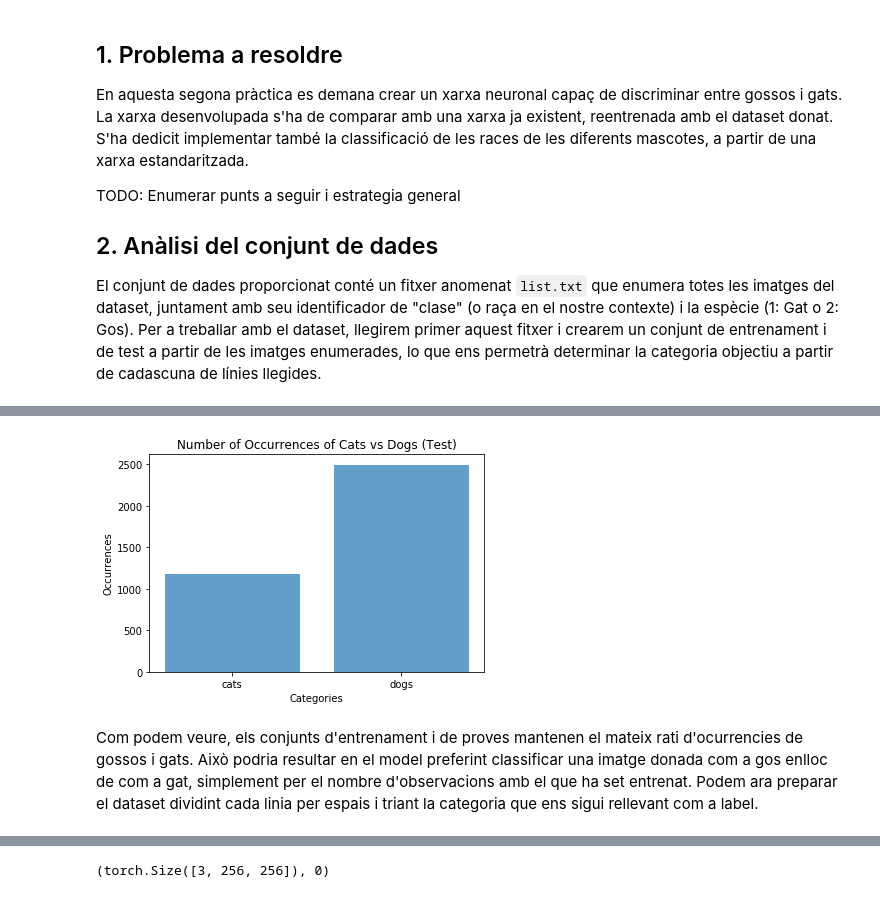
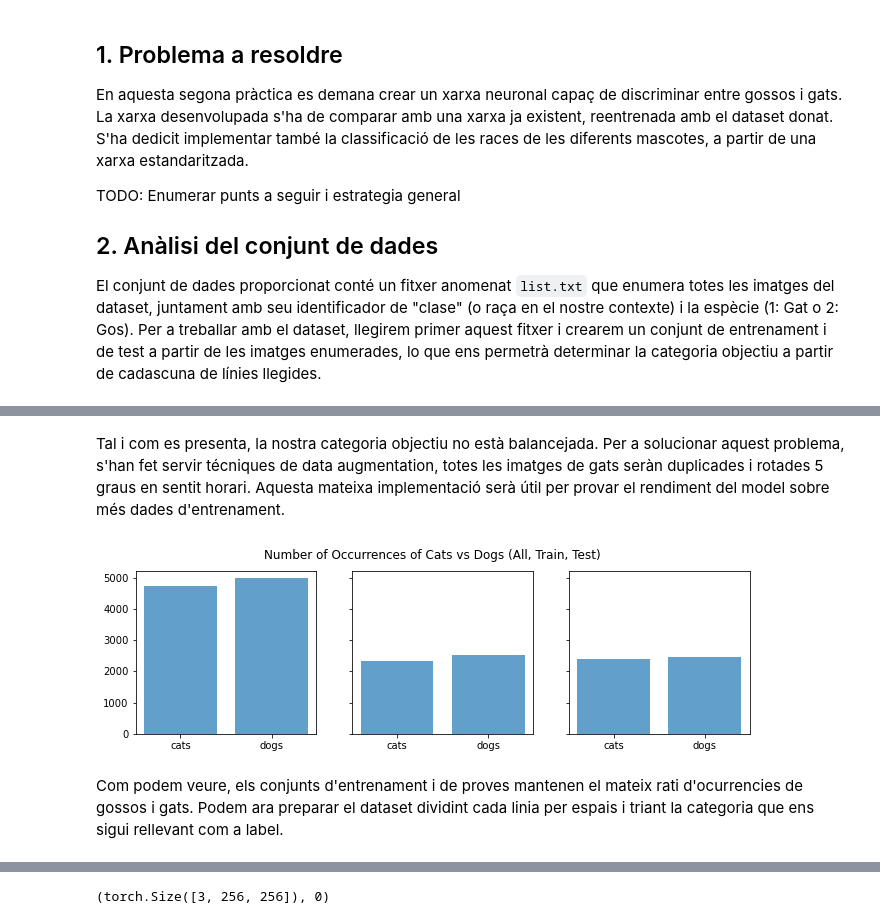
Before and after one commit to Fufuffu/aa_2324, a Jupyter notebook: Practica2/SolucioP2.ipynb, the cells around one changed output, grey strips where cells are left out. Drawn from its saved outputs; the diff is of its cells as text; code cells hidden in the pictures.

```diff
--- a/Practica2/SolucioP2.ipynb
+++ b/Practica2/SolucioP2.ipynb
@@ -82,14 +96,19 @@ plt.show()
-# %%
-base_subset_counts = count_cats_and_dogs(test_lines)
-
-plt.bar(base_subset_counts.keys(), base_subset_counts.values(), align='center', alpha=0.7)
-plt.xlabel('Categories')
-plt.ylabel('Occurrences')
-plt.title('Number of Occurrences of Cats vs Dogs (Test)')
-plt.show()
-# %% [output]
-[figure, removed]
+# %% [markdown]
+Tal i com es presenta, la nostra categoria objectiu no està balancejada. Per a solucionar aquest problema, s'han fet servir técniques de data augmentation, totes les imatges de gats seràn duplicades i rotades 5 graus en sentit horari. Aquesta mateixa implementació serà útil per provar el rendiment del model sobre més dades d'entrenament.
+# %%
+base_subset_counts_balanced = count_cats_and_dogs(balanced_class_data)
+base_subset_counts_train = count_cats_and_dogs(train_data)
+base_subset_counts_test = count_cats_and_dogs(test_data)
+
+fig, axs = plt.subplots(1, 3, figsize=(11, 3), sharey=True)
+axs[0].bar(base_subset_counts_balanced.keys(), base_subset_counts_balanced.values(), align='center', alpha=0.7)
+axs[1].bar(base_subset_counts_train.keys(), base_subset_counts_train.values(), align='center', alpha=0.7)
+axs[2].bar(base_subset_counts_test.keys(), base_subset_counts_test.values(), align='center', alpha=0.7)
+fig.suptitle('Number of Occurrences of Cats vs Dogs (All, Train, Test)')
+plt.show()
+# %% [output]
+[figure, added]
 # %% [markdown]
-Com podem veure, els conjunts d'entrenament i de proves mantenen el mateix rati d'ocurrencies de gossos i gats. Això podria resultar en el model preferint classificar una imatge donada com a gos enlloc de com a gat, simplement per el nombre d'observacions amb el que ha set entrenat. Podem ara preparar el dataset dividint cada linia per espais i triant la categoria que ens sigui rellevant com a label.
+Com podem veure, els conjunts d'entrenament i de proves mantenen el mateix rati d'ocurrencies de gossos i gats. Podem ara preparar el dataset dividint cada linia per espais i triant la categoria que ens sigui rellevant com a label.
 # %%
 # Seleccionam una linia aleatoria d'entrenament i verificam l'extracció de l'espècie objectiu
```
Also changed, not shown: parts of 30 cells of this notebook, 5 other files.
